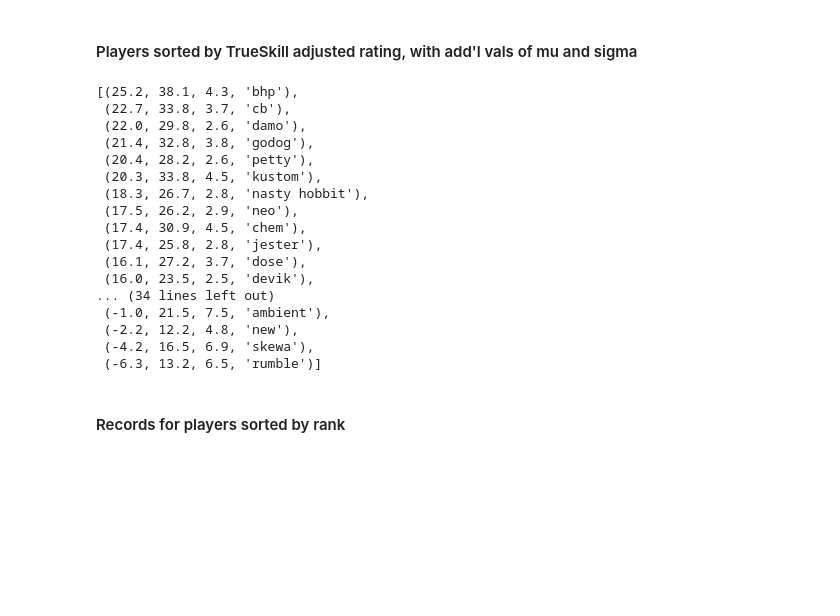
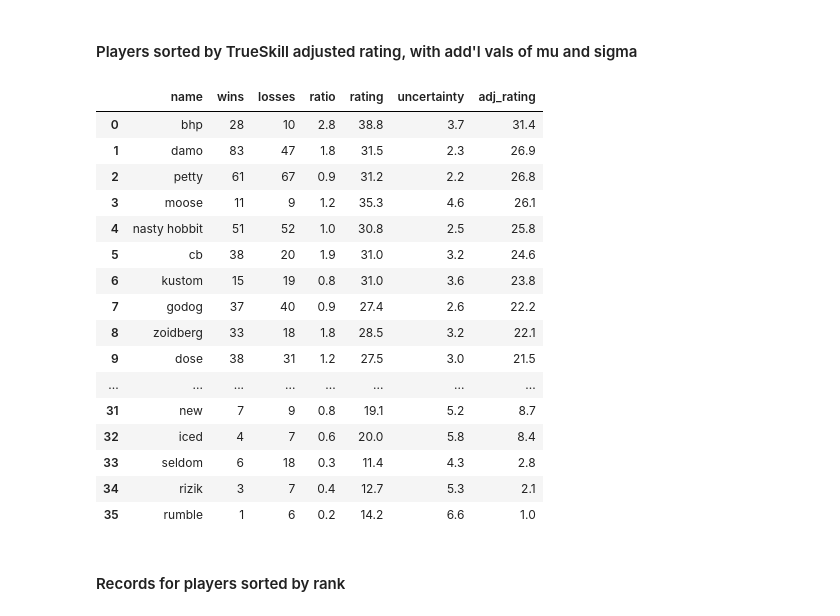
Before and after one commit to sharpsss/midair_stats, a Jupyter notebook: Midair.ipynb, the cells around one changed output. Saved outputs shown, nothing was run; the diff lists cells and outputs as text; code cells hidden in the pictures; blank space fills up the shorter version.

```diff
--- a/Midair.ipynb
+++ b/Midair.ipynb
@@ -177,25 +221,29 @@ sorted_rating_list
 #### Players sorted by TrueSkill adjusted rating, with add'l vals of mu and sigma
 # %%
 rating_sigma_list = sorted(((round(value.mu, 1), round(value.sigma, 1), key) for (key,value) in players_ts.items()), reverse = True)
-adj_rating_list = sorted([(round((item[0] - 3*item[1]),2), item[0], item[1], item[2]) for item in rating_sigma_list], reverse = True)
-adj_rating_list
+adj_rating_list = sorted([(round((item[0] - 2*item[1]),2), item[0], item[1], item[2]) for item in rating_sigma_list], reverse = True)
+tuple_df = pd.DataFrame(adj_rating_list, columns=['adj_rating', 'rating', 'uncertainty', 'name'])
+record_df = pd.DataFrame([(item[1], df[winner_cols].isin([item[1]]).any(axis = 1).sum(), df[loser_cols].isin([item[1]]).any(axis = 1).sum(), round(df[winner_cols].isin([item[1]]).any(axis = 1).sum()/df[loser_cols].isin([item[1]]).any(axis = 1).sum(), 1)) for item in sorted_rating_list], columns = ['name', 'wins', 'losses', 'ratio'])
+overall_rating_df = pd.merge(tuple_df, record_df, on = 'name', how = 'left')[['name', 'wins', 'losses', 'ratio', 'rating', 'uncertainty', 'adj_rating']]
+overall_rating_df['ratio'] = overall_rating_df['ratio'].apply(lambda x: round(x, 1))
+overall_rating_df[(overall_rating_df['wins'] + overall_rating_df['losses']) > 6].reset_index(drop = True)
 # %% [output]
-[(25.2, 38.1, 4.3, 'bhp'),
- (22.7, 33.8, 3.7, 'cb'),
- (22.0, 29.8, 2.6, 'damo'),
- (21.4, 32.8, 3.8, 'godog'),
- (20.4, 28.2, 2.6, 'petty'),
- (20.3, 33.8, 4.5, 'kustom'),
- (18.3, 26.7, 2.8, 'nasty hobbit'),
- (17.5, 26.2, 2.9, 'neo'),
- (17.4, 30.9, 4.5, 'chem'),
- (17.4, 25.8, 2.8, 'jester'),
- (16.1, 27.2, 3.7, 'dose'),
- (16.0, 23.5, 2.5, 'devik'),
-... (34 lines left out)
- (-1.0, 21.5, 7.5, 'ambient'),
- (-2.2, 12.2, 4.8, 'new'),
- (-4.2, 16.5, 6.9, 'skewa'),
- (-6.3, 13.2, 6.5, 'rumble')]
+|  | name | wins | losses | ratio | rating | uncertainty | adj_rating |
+| 0 | bhp | 28 | 10 | 2.8 | 38.8 | 3.7 | 31.4 |
+| 1 | damo | 83 | 47 | 1.8 | 31.5 | 2.3 | 26.9 |
+| 2 | petty | 61 | 67 | 0.9 | 31.2 | 2.2 | 26.8 |
+| 3 | moose | 11 | 9 | 1.2 | 35.3 | 4.6 | 26.1 |
+| 4 | nasty hobbit | 51 | 52 | 1.0 | 30.8 | 2.5 | 25.8 |
+| 5 | cb | 38 | 20 | 1.9 | 31.0 | 3.2 | 24.6 |
+| 6 | kustom | 15 | 19 | 0.8 | 31.0 | 3.6 | 23.8 |
+| 7 | godog | 37 | 40 | 0.9 | 27.4 | 2.6 | 22.2 |
+| 8 | zoidberg | 33 | 18 | 1.8 | 28.5 | 3.2 | 22.1 |
+| 9 | dose | 38 | 31 | 1.2 | 27.5 | 3.0 | 21.5 |
+| ... | ... | ... | ... | ... | ... | ... | ... |
+| 31 | new | 7 | 9 | 0.8 | 19.1 | 5.2 | 8.7 |
+| 32 | iced | 4 | 7 | 0.6 | 20.0 | 5.8 | 8.4 |
+| 33 | seldom | 6 | 18 | 0.3 | 11.4 | 4.3 | 2.8 |
+| 34 | rizik | 3 | 7 | 0.4 | 12.7 | 5.3 | 2.1 |
+| 35 | rumble | 1 | 6 | 0.2 | 14.2 | 6.6 | 1.0 |
 # %% [markdown]
 #### Records for players sorted by rank
```
Also changed, not shown: parts of 27 cells of this notebook, 3 other files.
